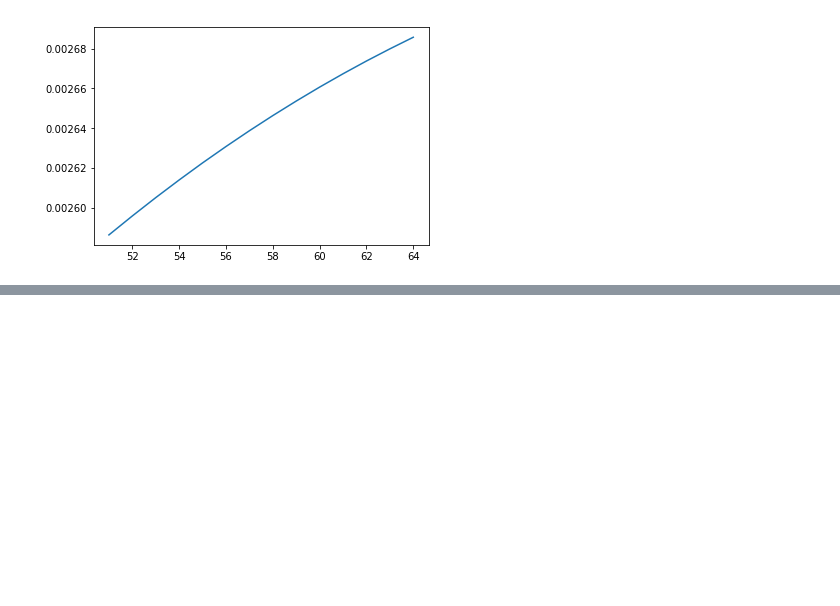
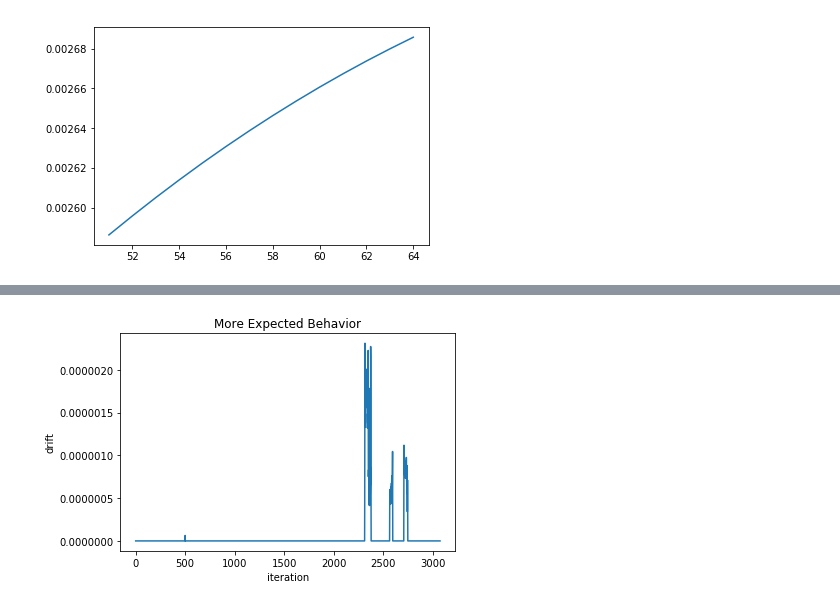
Before and after one commit to lrr0001/ML-onlineCDL-LRU, a Jupyter notebook: Drift_even_after_removing_equal_eigen_check.ipynb, the cells around one changed output, grey strips where cells are left out. Cells and saved outputs as stored; diff of their text form; code cells hidden in the pictures; blank space fills up the shorter version.

```diff
--- a/Drift_even_after_removing_equal_eigen_check.ipynb
+++ b/Drift_even_after_removing_equal_eigen_check.ipynb
@@ -38,0 +87,9 @@ matplotlib.pyplot.show()
+# %%
+%matplotlib inline
+matplotlib.pyplot.plot(x1['iterations'][:],x1['drift_dict_layer1/dhmul/Dfreq_real:0'][:])
+matplotlib.pyplot.xlabel('iteration')
+matplotlib.pyplot.ylabel('drift')
+matplotlib.pyplot.title('More Expected Behavior')
+matplotlib.pyplot.show()
+# %% [output]
+[figure, added]
```
Also changed, not shown: parts of 4 cells of this notebook, 1 other file.
